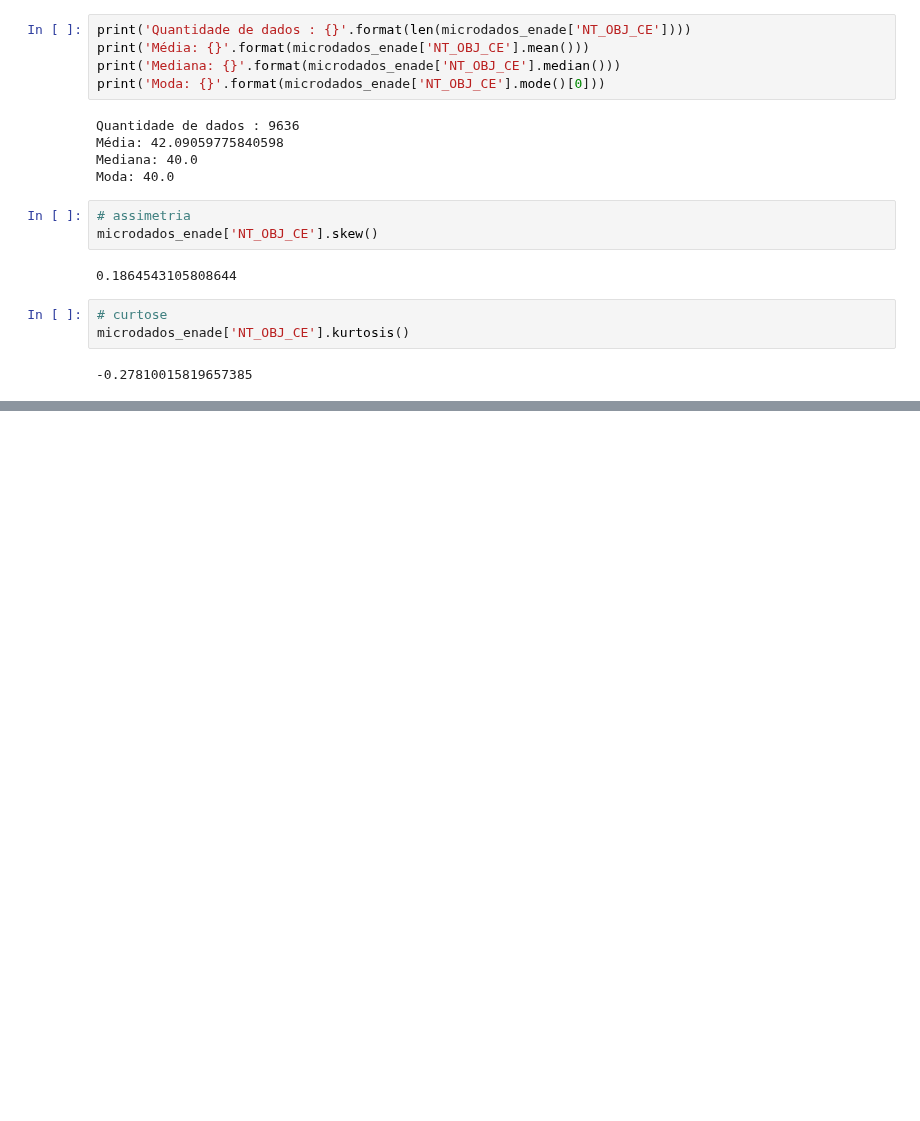
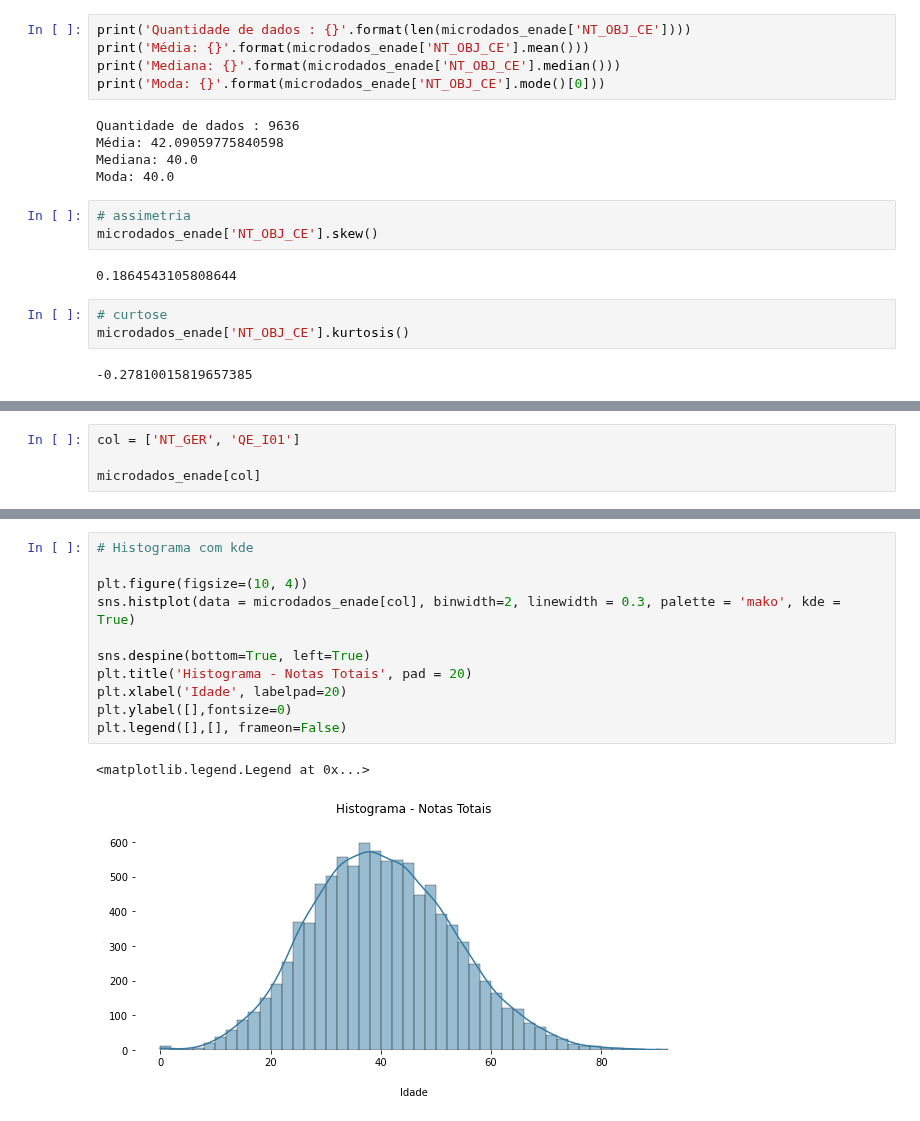
Before and after one commit to daianeklein/cursos-bootcamps, a Jupyter notebook: Projeto-INEP/Projeto-INEP.ipynb, the cells around one changed output, grey strips where cells are left out. Saved outputs shown, nothing was run; the diff lists cells and outputs as text; blank space fills up the shorter version.

```diff
--- a/Projeto-INEP/Projeto-INEP.ipynb
+++ b/Projeto-INEP/Projeto-INEP.ipynb
@@ -784,0 +787,4 @@ microdados_enade['NT_OBJ_CE'].kurtosis()
+# %%
+col = ['NT_GER', 'QE_I01']
+
+microdados_enade[col]
@@ -784,0 +817,14 @@ microdados_enade['NT_OBJ_CE'].kurtosis()
+# %%
+# Histograma com kde
+
+plt.figure(figsize=(10, 4))
+sns.histplot(data = microdados_enade[col], binwidth=2, linewidth = 0.3, palette = 'mako', kde = True)
+
+sns.despine(bottom=True, left=True)
+plt.title('Histograma - Notas Totais', pad = 20)
+plt.xlabel('Idade', labelpad=20)
+plt.ylabel([],fontsize=0)
+plt.legend([],[], frameon=False)
+# %% [output]
+<matplotlib.legend.Legend at 0x...>
+[figure, added]
```
Also changed, not shown: parts of 5 cells of this notebook.
